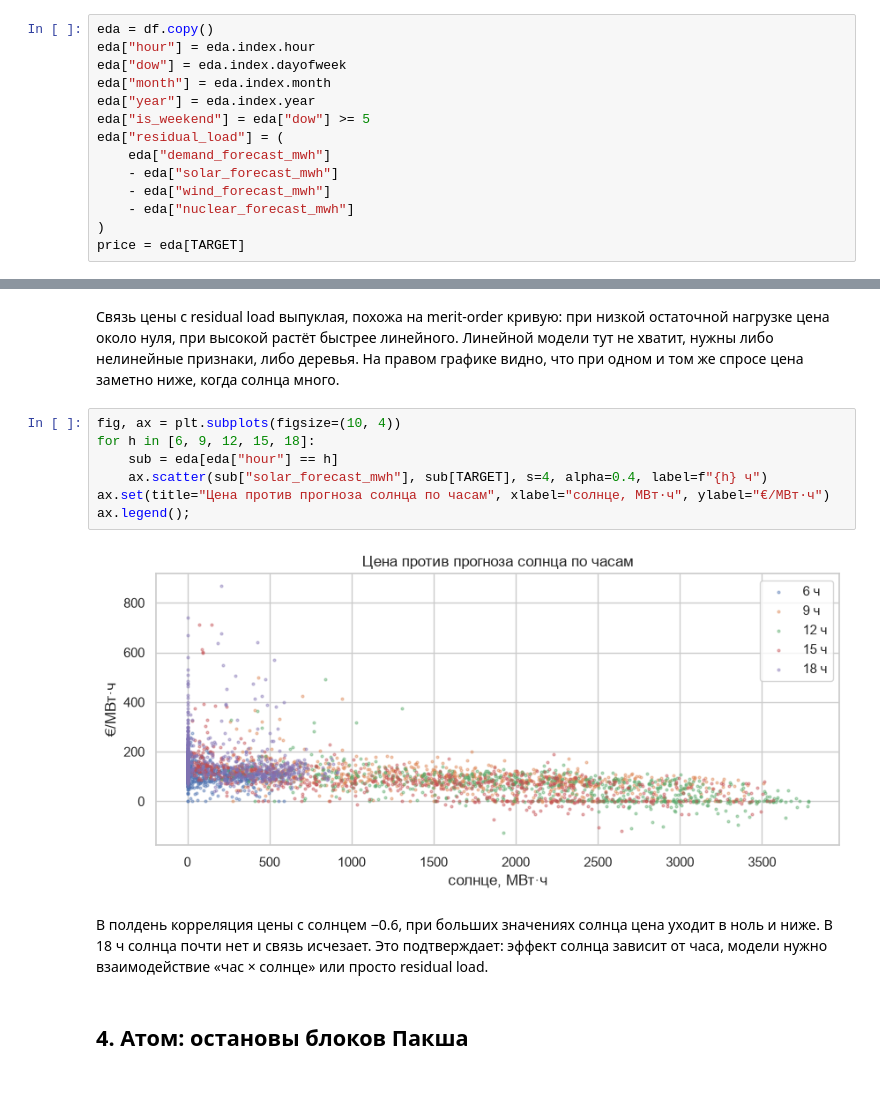
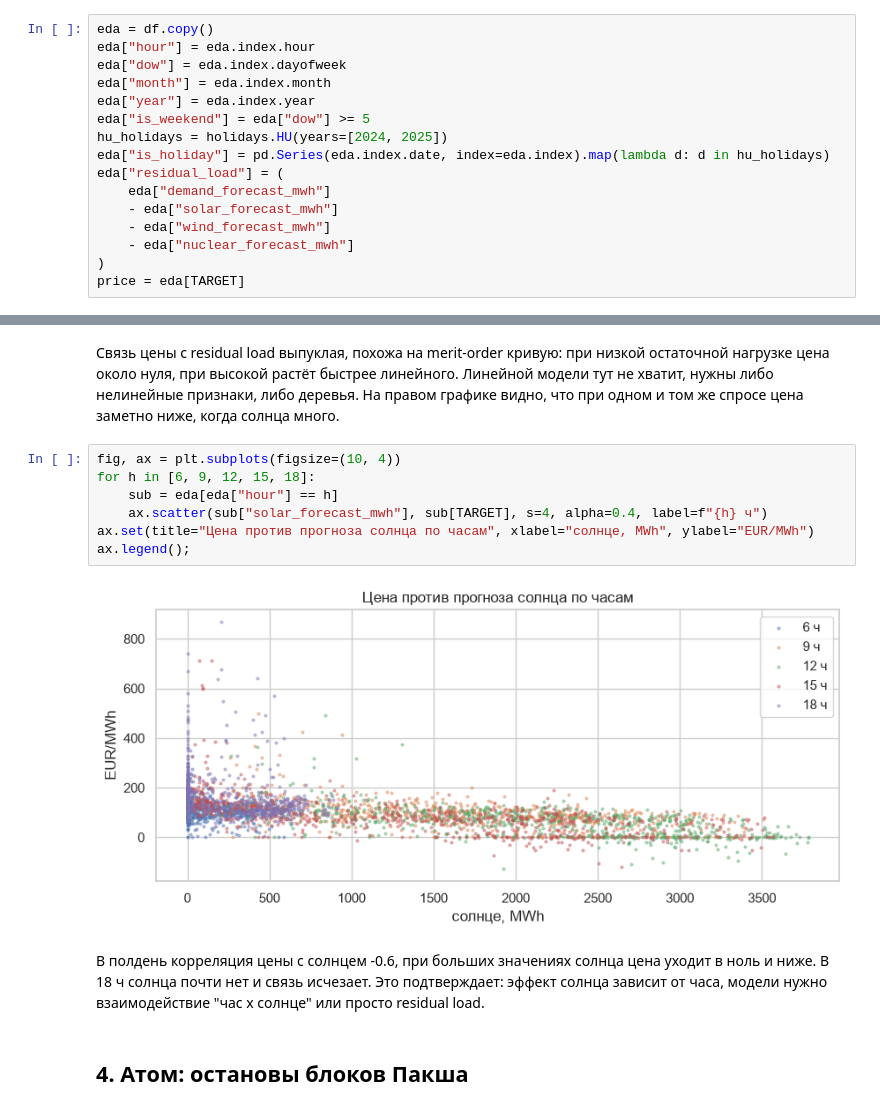
Before and after one commit to schvioletta/hse-annual-project-136, a Jupyter notebook: eda/01_eda_nikolaev.ipynb, the cells around one changed output, grey strips where cells are left out. Drawn from its saved outputs; the diff is of its cells as text.

```diff
--- a/eda/01_eda_nikolaev.ipynb
+++ b/eda/01_eda_nikolaev.ipynb
@@ -72,6 +75,8 @@ eda["dow"] = eda.index.dayofweek
 eda["month"] = eda.index.month
 eda["year"] = eda.index.year
 eda["is_weekend"] = eda["dow"] >= 5
+hu_holidays = holidays.HU(years=[2024, 2025])
+eda["is_holiday"] = pd.Series(eda.index.date, index=eda.index).map(lambda d: d in hu_holidays)
 eda["residual_load"] = (
     eda["demand_forecast_mwh"]
     - eda["solar_forecast_mwh"]
@@ -220,14 +260,14 @@ plt.tight_layout()
 # %%
 fig, ax = plt.subplots(figsize=(10, 4))
 for h in [6, 9, 12, 15, 18]:
     sub = eda[eda["hour"] == h]
     ax.scatter(sub["solar_forecast_mwh"], sub[TARGET], s=4, alpha=0.4, label=f"{h} ч")
-ax.set(title="Цена против прогноза солнца по часам", xlabel="солнце, МВт·ч", ylabel="€/МВт·ч")
+ax.set(title="Цена против прогноза солнца по часам", xlabel="солнце, MWh", ylabel="EUR/MWh")
 ax.legend();
 # %% [output]
-[figure, old version]
+[figure, new version]
 # %% [markdown]
-В полдень корреляция цены с солнцем −0.6, при больших значениях солнца цена уходит в ноль и ниже. В 18 ч солнца почти нет и связь исчезает. Это подтверждает: эффект солнца зависит от часа, модели нужно взаимодействие «час × солнце» или просто residual load.
+В полдень корреляция цены с солнцем -0.6, при больших значениях солнца цена уходит в ноль и ниже. В 18 ч солнца почти нет и связь исчезает. Это подтверждает: эффект солнца зависит от часа, модели нужно взаимодействие "час x солнце" или просто residual load.
 # %% [markdown]
 ## 4. Атом: остановы блоков Пакша
 # %%
```
Also changed, not shown: parts of 22 cells of this notebook.
